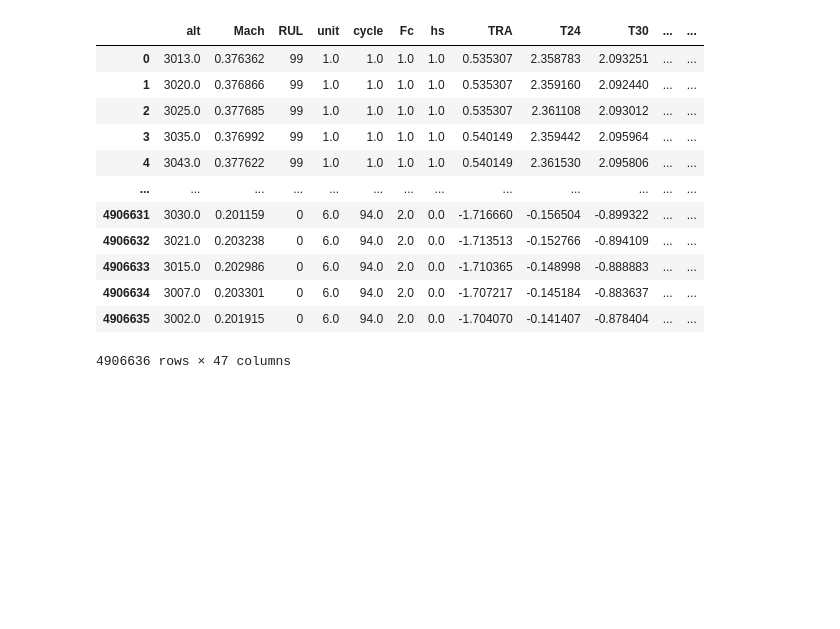
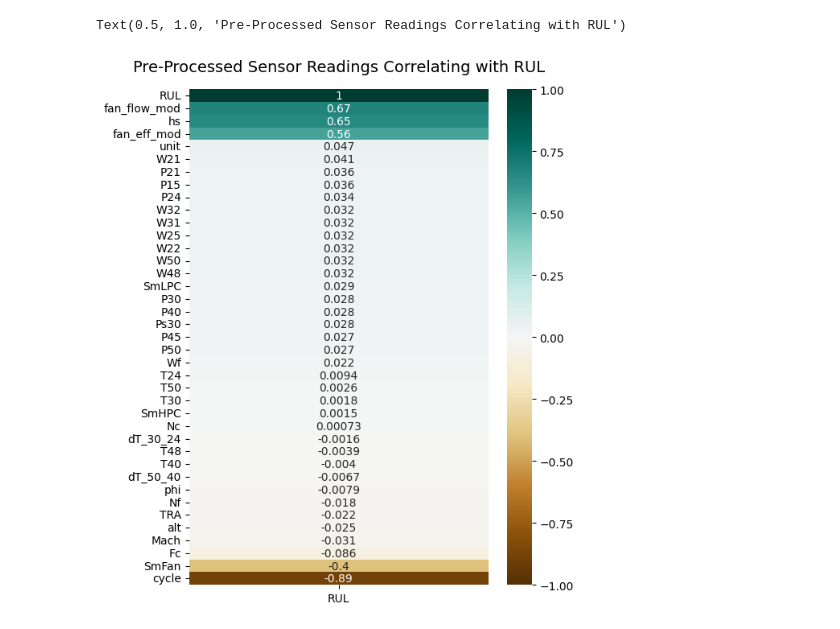
Before and after one commit to kimtigchelaar/masterthesis, a Jupyter notebook: preprocessing.ipynb, the cells around one changed output. Cells and saved outputs as stored; diff of their text form; code cells hidden in the pictures; blank space fills up the shorter version.

```diff
--- a/preprocessing.ipynb
+++ b/preprocessing.ipynb
@@ -134,12 +154,23 @@ print(lijst + ["r", 'h'])
+# %%
+# specifying what columns to remove per subset of the data (as they don't contain that failure mode)
+fmodes_DS01 =  ['fan_eff_mod', 'fan_flow_mod', 'LPC_eff_mod', 'LPC_flow_mod',
+                'HPC_eff_mod', 'HPC_flow_mod', 'HPT_flow_mod', 'LPT_eff_mod', 'LPT_flow_mod']
+
+fmodes_DS04 =  ['LPC_eff_mod', 'LPC_flow_mod',
+                'HPC_eff_mod', 'HPC_flow_mod', 'HPT_eff_mod', 'HPT_flow_mod',
+                'LPT_eff_mod', 'LPT_flow_mod']
+
+fmodes_DS08 = []
 # %%
-def preprocessing(df):
+def preprocessing(df, fmodes):
+    '''Pre-processing pipeline for the N-CMAPSS dataset as described in the methodology'''
 
     # renaming RUL column
     col = list(df.columns)
     col[42]='RUL'
     df.columns = col
 
-    # dropping columns 'P2' and 'T2'
+    # dropping columns 'P2' and 'T2' (and health state)
     df = df.drop(columns = ["P2", "T2"])
 
     # setting rolling window size
@@ -161,7 +192,6 @@ def preprocessing(df):
 
     # fill in nan values with the original value
     for col in to_reduce:
-        # rolling_avg_df[col].fillna(df[col], inplace=True)
         rolling_avg_df.fillna({col: df[col]}, inplace=True)
 
     # concatenate both parts of dataframe back together
@@ -173,23 +203,21 @@ def preprocessing(df):
     # calculating T50 - T40 & adding to dataframe
     df_reduced["dT_50_40"] = abs(df_reduced.T50 - df_reduced.T40)
 
-   # applying z-score normalization
+    # applying z-score normalization
     df_reduced[to_reduce + ["dT_30_24", "dT_50_40"]] = df_reduced[to_reduce + ["dT_30_24", "dT_50_40"]].apply(zscore)
 
+    # dropping failure modes not in current subset
+    df_reduced = df_reduced.drop(columns = fmodes)
+
     return df_reduced
-# %%
-preprocessing(df_train)
-# %% [output]
-|  | alt | Mach | RUL | unit | cycle | Fc | hs | TRA | T24 | T30 | ... | ... |
-| 0 | 3013.0 | 0.376362 | 99 | 1.0 | 1.0 | 1.0 | 1.0 | 0.535307 | 2.358783 | 2.093251 | ... | ... |
-| 1 | 3020.0 | 0.376866 | 99 | 1.0 | 1.0 | 1.0 | 1.0 | 0.535307 | 2.359160 | 2.092440 | ... | ... |
-| 2 | 3025.0 | 0.377685 | 99 | 1.0 | 1.0 | 1.0 | 1.0 | 0.535307 | 2.361108 | 2.093012 | ... | ... |
-| 3 | 3035.0 | 0.376992 | 99 | 1.0 | 1.0 | 1.0 | 1.0 | 0.540149 | 2.359442 | 2.095964 | ... | ... |
-| 4 | 3043.0 | 0.377622 | 99 | 1.0 | 1.0 | 1.0 | 1.0 | 0.540149 | 2.361530 | 2.095806 | ... | ... |
-| ... | ... | ... | ... | ... | ... | ... | ... | ... | ... | ... | ... | ... |
-| 4906631 | 3030.0 | 0.201159 | 0 | 6.0 | 94.0 | 2.0 | 0.0 | -1.716660 | -0.156504 | -0.899322 | ... | ... |
-| 4906632 | 3021.0 | 0.203238 | 0 | 6.0 | 94.0 | 2.0 | 0.0 | -1.713513 | -0.152766 | -0.894109 | ... | ... |
-| 4906633 | 3015.0 | 0.202986 | 0 | 6.0 | 94.0 | 2.0 | 0.0 | -1.710365 | -0.148998 | -0.888883 | ... | ... |
-| 4906634 | 3007.0 | 0.203301 | 0 | 6.0 | 94.0 | 2.0 | 0.0 | -1.707217 | -0.145184 | -0.883637 | ... | ... |
-| 4906635 | 3002.0 | 0.201915 | 0 | 6.0 | 94.0 | 2.0 | 0.0 | -1.704070 | -0.141407 | -0.878404 | ... | ... |
-4906636 rows × 47 columns
+# %%
+df_train_processed = preprocessing(df_train, fmodes_DS04)
+df_test_processed = preprocessing(df_test, fmodes_DS04)
+# %%
+# correlation heatmap of RUL against all features
+plt.figure(figsize=(6, 8))
+sensor_readings_heatmap = sns.heatmap(df_train_processed.corr()[['RUL']].sort_values(by='RUL', ascending=False), vmin=-1, vmax=1, annot=True, cmap='BrBG')
+sensor_readings_heatmap.set_title('Pre-Processed Sensor Readings Correlating with RUL', fontdict={'fontsize':14}, pad=16)
+# %% [output]
+Text(0.5, 1.0, 'Pre-Processed Sensor Readings Correlating with RUL')
+[figure, added]
```
Also changed, not shown: parts of 16 cells of this notebook.
